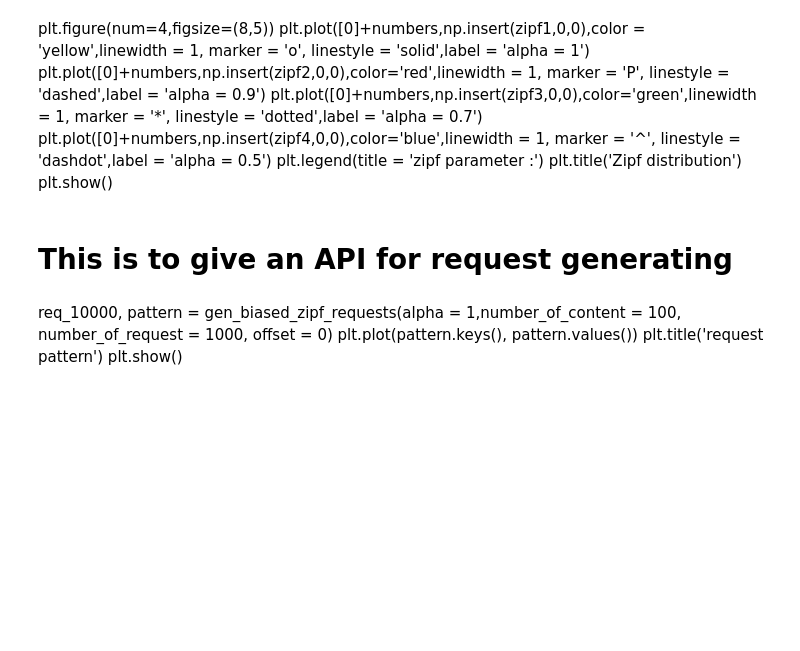
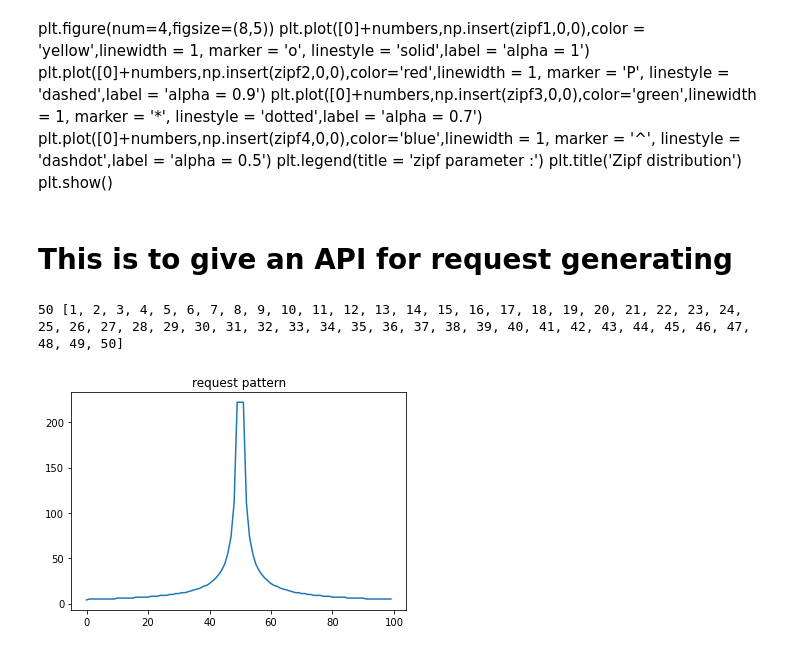
Before and after one commit to sijiahi/ccnsim_AS, a Jupyter notebook: zipf.ipynb, the cells around one changed output. Saved outputs shown, nothing was run; the diff lists cells and outputs as text; code cells hidden in the pictures; blank space fills up the shorter version.

```diff
--- a/zipf.ipynb
+++ b/zipf.ipynb
@@ -94,6 +94,7 @@ def gen_biased_zipf_requests(alpha = 1,number_of_content = 100, number_of_reques
 # %%
 def gen_bilateral_biased_zipf_requests(alpha = 1,number_of_content = 100, number_of_request = 1000, offset = 0):
     zipf_gen = zipf_generator(alpha = alpha,number = number_of_content//2)
+
     contents, zipf_distrib = zipf_gen.generate()
     assert len(zipf_distrib) == number_of_content//2
     #number_of_content = len(zipf)
@@ -101,16 +102,19 @@ def gen_bilateral_biased_zipf_requests(alpha = 1,number_of_content = 100, number
     pattern = {}
     for i,content in enumerate(contents):
         req+=([(content+offset+number_of_content//2)%number_of_content]*int(round(number_of_request*zipf_distrib[i],0)))
-        req+=([(-content+offset+number_of_content//2)%number_of_content]*int(round(number_of_request*zipf_distrib[i],0)))
+        req+=([(-content+1+offset+number_of_content//2)%number_of_content]*int(round(number_of_request*zipf_distrib[i],0)))
         pattern[(content+offset+number_of_content//2)%number_of_content] = int(round(number_of_request*zipf_distrib[i],0))
-        pattern[(-content+offset+number_of_content//2)%number_of_content] = int(round(number_of_request*zipf_distrib[i],0))
+        pattern[(-content+1+offset+number_of_content//2)%number_of_content] = int(round(number_of_request*zipf_distrib[i],0))
     shuffle(req)
     pattern = dict(sorted(pattern.items(), key = lambda item: item[0]))
     return req, pattern
 # %% [markdown]
 # This is to give an API for request generating
-# %% [markdown]
-req_10000, pattern = gen_biased_zipf_requests(alpha = 1,number_of_content = 100, number_of_request = 1000, offset = 0)
-plt.plot(pattern.keys(), pattern.values())
-plt.title('request pattern')
-plt.show()
+# %%
+req_10000, pattern = gen_bilateral_biased_zipf_requests(alpha = 1,number_of_content = 100, number_of_request = 1000, offset = 0)
+plt.plot(pattern.keys(), pattern.values())
+plt.title('request pattern')
+plt.show()
+# %% [output]
+50 [1, 2, 3, 4, 5, 6, 7, 8, 9, 10, 11, 12, 13, 14, 15, 16, 17, 18, 19, 20, 21, 22, 23, 24, 25, 26, 27, 28, 29, 30, 31, 32, 33, 34, 35, 36, 37, 38, 39, 40, 41, 42, 43, 44, 45, 46, 47, 48, 49, 50]
+[figure, added]
```
Also changed, not shown: 7 other files.
